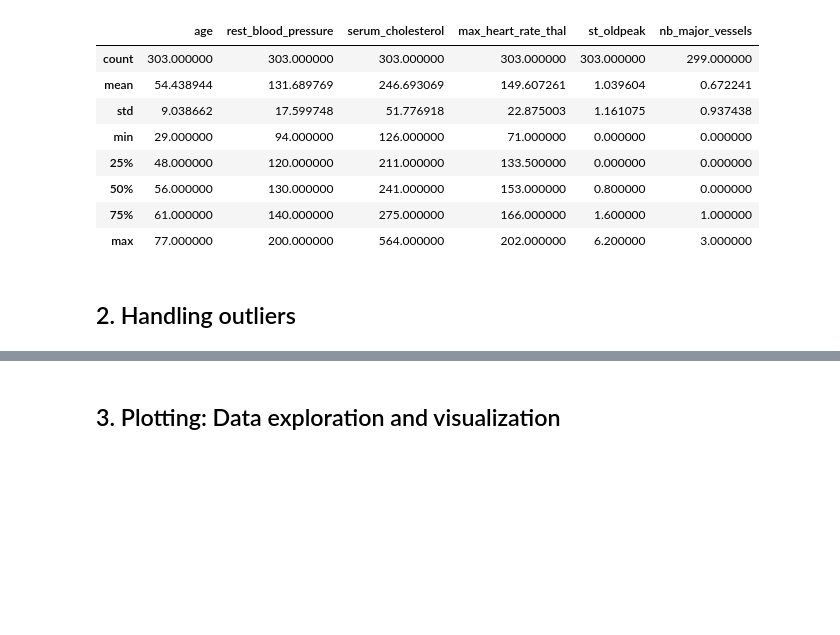
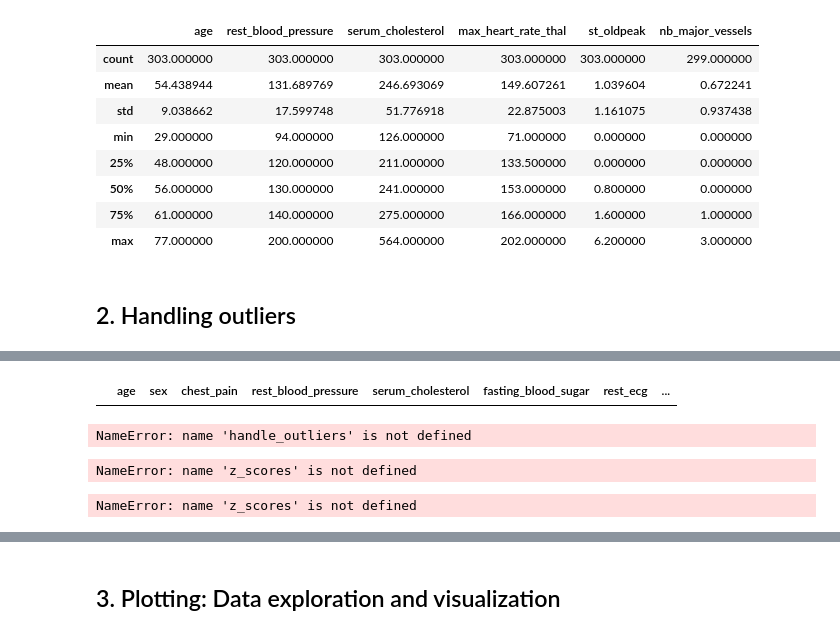
Before and after one commit to paulinedao/heart_disease, a Jupyter notebook: heart_disease/heart_disease.ipynb, the cells around one changed output, grey strips where cells are left out. Cells and saved outputs as stored; diff of their text form; code cells hidden in the pictures; blank space fills up the shorter version.

```diff
--- a/heart_disease/heart_disease.ipynb
+++ b/heart_disease/heart_disease.ipynb
@@ -215,3 +324,3 @@ from src.outlier import handle_outliers
 # %%
-# Select numerical features
-numerical_df = df.select_dtypes(include='number')
+# select numerical features from the given dataframe
+df_numerical = df.select_dtypes(include='number')
@@ -238,0 +327,27 @@ Index values of outliers as a list: [ 91 123]
+# %%
+import numpy as np
+# calculate z-score of the numerical dataframe
+z_scores = np.abs(stats.zscore(df_numerical))
+# %%
+# create a filter using the z-score as threshold
+kept_rows = (z_scores < 3).all(axis=1)
+# %%
+df_new  = df[kept_rows]
+
+df_new
+# %% [output]
+|  | age | sex | chest_pain | rest_blood_pressure | serum_cholesterol | fasting_blood_sugar | rest_ecg | ... |
+# %%
+handle_outliers(df, 3)
+# %% [output]
+NameError: name 'handle_outliers' is not defined
+# %%
+z_scores < 3
+# %% [output]
+NameError: name 'z_scores' is not defined
+# %%
+# create a filter using the z-score as threshold
+kept_z_scores = (z_scores < 3).all(axis=1)
+kept_z_scores
+# %% [output]
+NameError: name 'z_scores' is not defined
```
Also changed, not shown: parts of 17 cells of this notebook.
